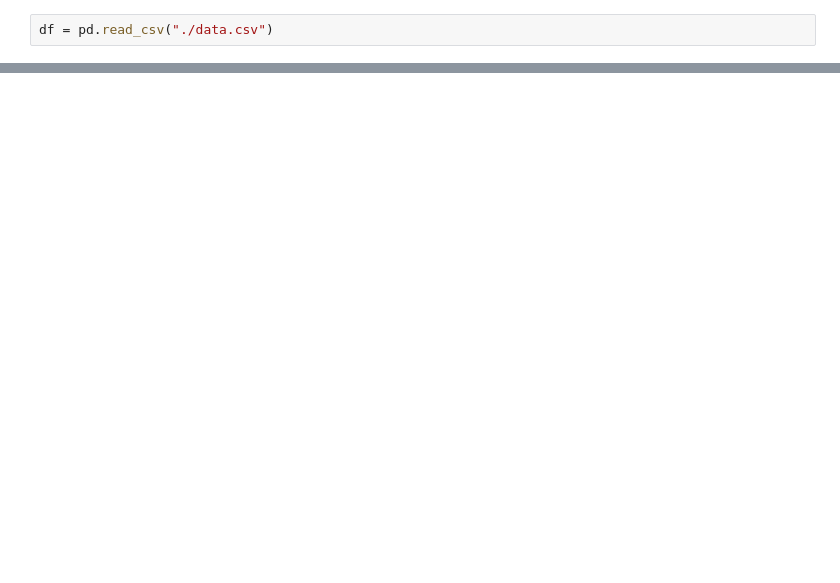
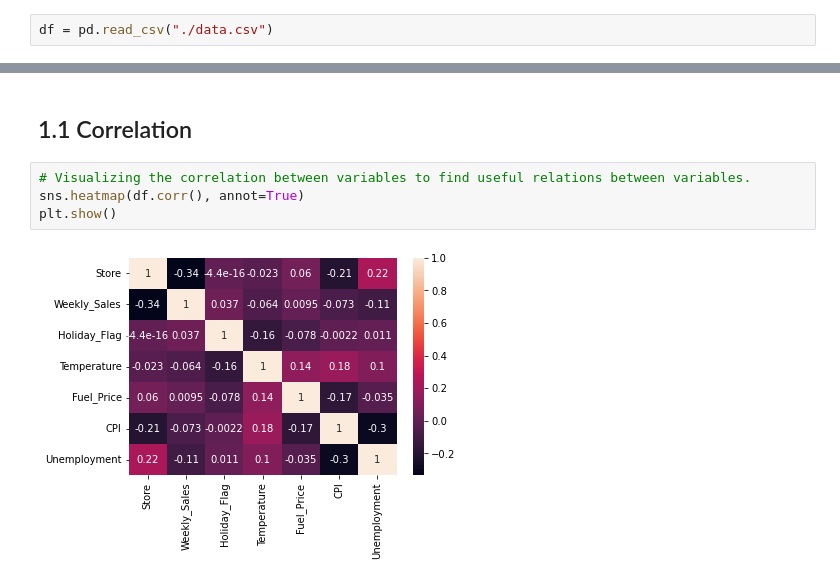
Before and after one commit to tomasz923/walmart, a Jupyter notebook: walmart-analysis-code.ipynb, the cells around one changed output, grey strips where cells are left out. Cells and saved outputs as stored; diff of their text form; blank space fills up the shorter version.

```diff
--- a/walmart-analysis-code.ipynb
+++ b/walmart-analysis-code.ipynb
@@ -24,0 +91,8 @@ print(df)
+# %% [markdown]
+## 1.1 Correlation
+# %%
+# Visualizing the correlation between variables to find useful relations between variables.
+sns.heatmap(df.corr(), annot=True)
+plt.show()
+# %% [output]
+[figure, added]
```
Also changed, not shown: parts of 12 cells of this notebook, 2 other files.
